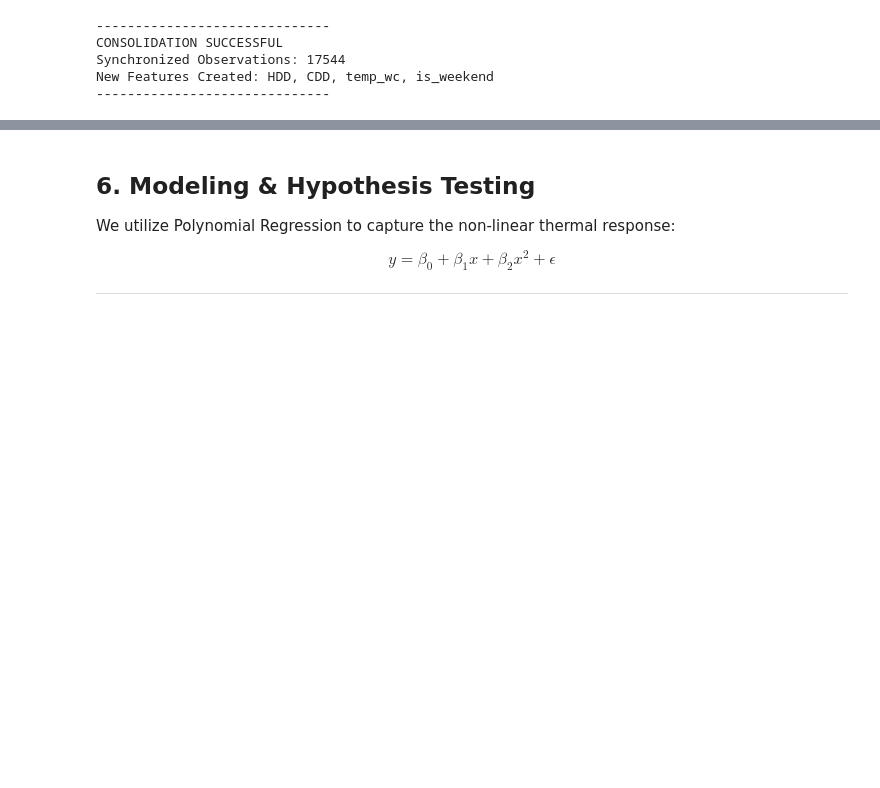
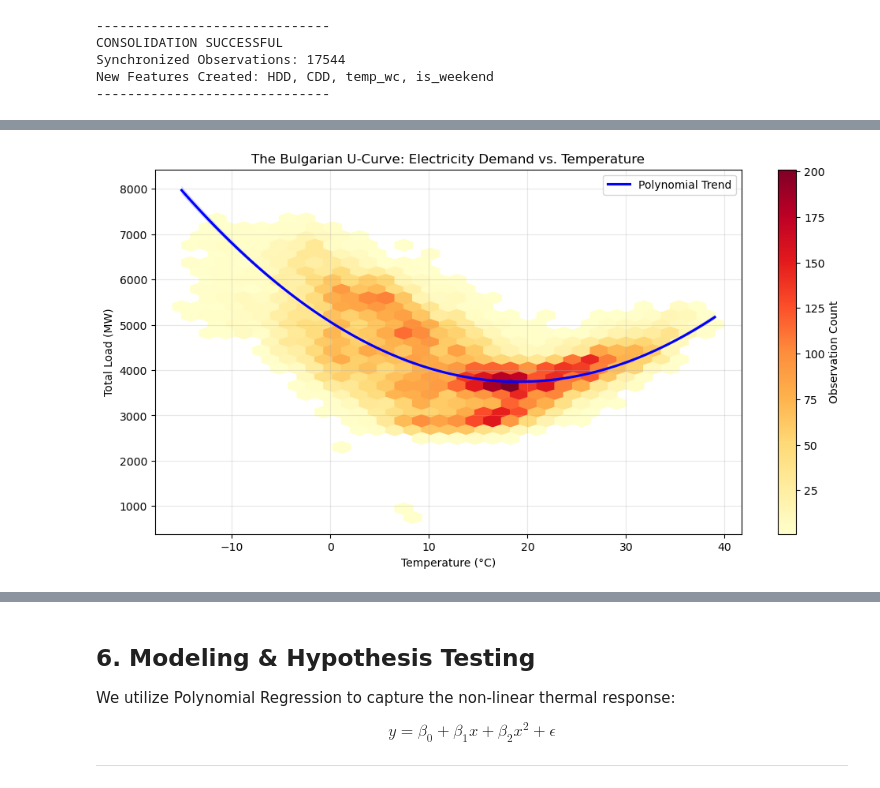
Before and after one commit to ginev91/data-science-project-softuni, a Jupyter notebook: thermal_sensitivity_bg_grid_2026.ipynb, the cells around one changed output, grey strips where cells are left out. Drawn from its saved outputs; the diff is of its cells as text; code cells hidden in the pictures; blank space fills up the shorter version.

```diff
--- a/thermal_sensitivity_bg_grid_2026.ipynb
+++ b/thermal_sensitivity_bg_grid_2026.ipynb
@@ -292,0 +305,16 @@ New Features Created: HDD, CDD, temp_wc, is_weekend
+# %%
+plt.figure(figsize=(12, 6))
+# i use hexbin plot is better for large datasets (17k rows) to avoid overplotting
+plt.hexbin(df_master['temp'], df_master['TotalLoad[MW]'], gridsize=30, cmap='YlOrRd', mincnt=1)
+plt.colorbar(label='Observation Count')
+
+sns.regplot(data=df_master, x='temp', y='TotalLoad[MW]', scatter=False, order=2, color='blue', label='Polynomial Trend')
+
+plt.title('The Bulgarian U-Curve: Electricity Demand vs. Temperature')
+plt.xlabel('Temperature (°C)')
+plt.ylabel('Total Load (MW)')
+plt.legend()
+plt.grid(True, alpha=0.3)
+plt.show()
+# %% [output]
+[figure, added]
```
Also changed, not shown: parts of 6 cells of this notebook.
